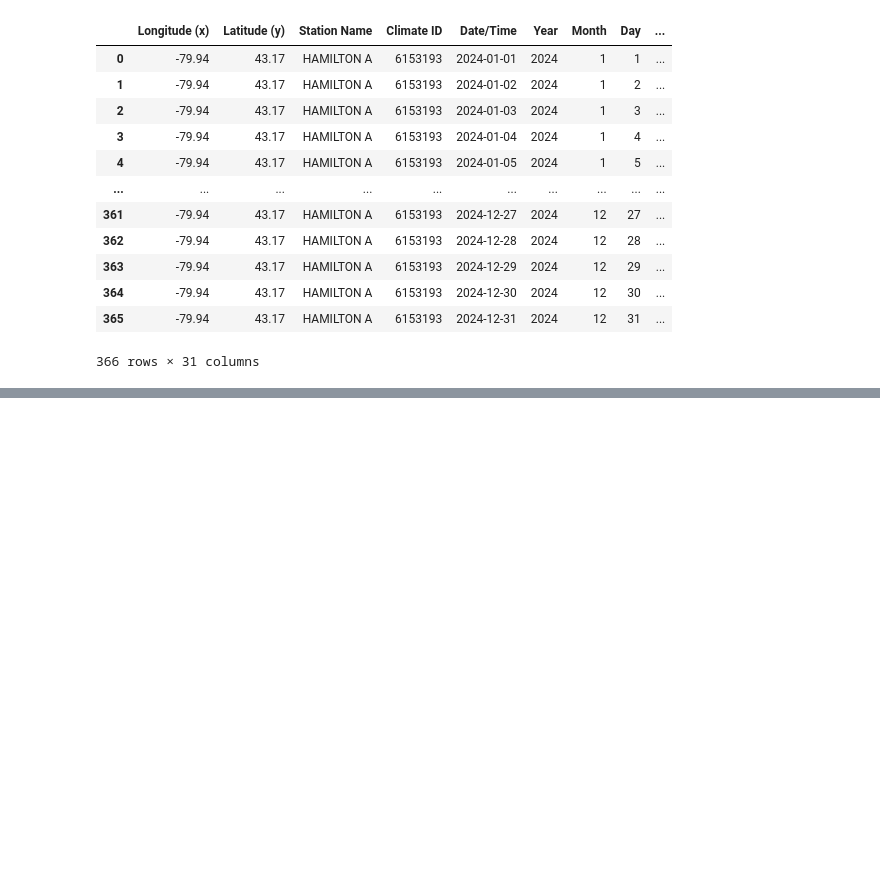
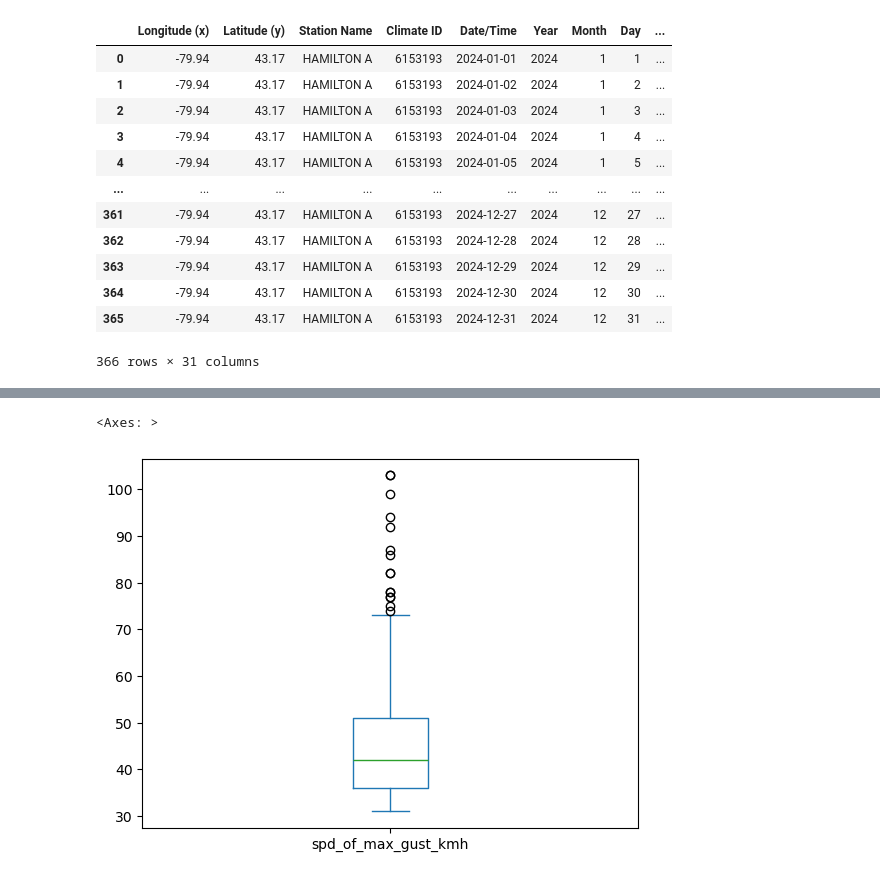
Before and after one commit to tsuijonathan/bakery_sales_analysis, a Jupyter notebook: notebooks/climate_data_cleaning.ipynb, the cells around one changed output, grey strips where cells are left out. Cells and saved outputs as stored; diff of their text form; code cells hidden in the pictures; blank space fills up the shorter version.

Commit message:
added cleaned climate data

```diff
--- a/notebooks/climate_data_cleaning.ipynb
+++ b/notebooks/climate_data_cleaning.ipynb
@@ -39,0 +72,6 @@ display(climate_2024_df)
+# %%
+# Apply the function to all column names
+merged_climate_df.columns = [to_snake_case(col) for col in merged_climate_df.columns]
+
+# Display updated column names
+merged_climate_df.columns
@@ -39,0 +89,7 @@ display(climate_2024_df)
+# %%
+# dropping irrelevant columns
+# List of columns to keep
+columns_to_keep = ['date_time', 'mean_temp_c', 'total_rain_mm', 'total_snow_cm', 'total_precip_mm', 'spd_of_max_gust_kmh']
+
+# Overwrite the existing DataFrame with only the selected columns
+merged_climate_df = merged_climate_df[columns_to_keep]
@@ -39,0 +112,6 @@ display(climate_2024_df)
+# %%
+# Convert total_snow_cm to millimeters
+merged_climate_df['total_snow_mm'] = merged_climate_df['total_snow_cm'] * 10
+
+# Optional: Drop the original total_snow_cm column if no longer needed
+merged_climate_df.drop('total_snow_cm', axis=1, inplace=True)
@@ -39,0 +134,2 @@ display(climate_2024_df)
+# %%
+merged_climate_df.rename(columns = {'date_time': 'date'}, inplace = True)
@@ -39,0 +152,5 @@ display(climate_2024_df)
+# %%
+merged_climate_df['spd_of_max_gust_kmh'].plot(kind='box')
+# %% [output]
+<Axes: >
+[figure, added]
```
Also changed, not shown: parts of 20 cells of this notebook, 3 other files.
